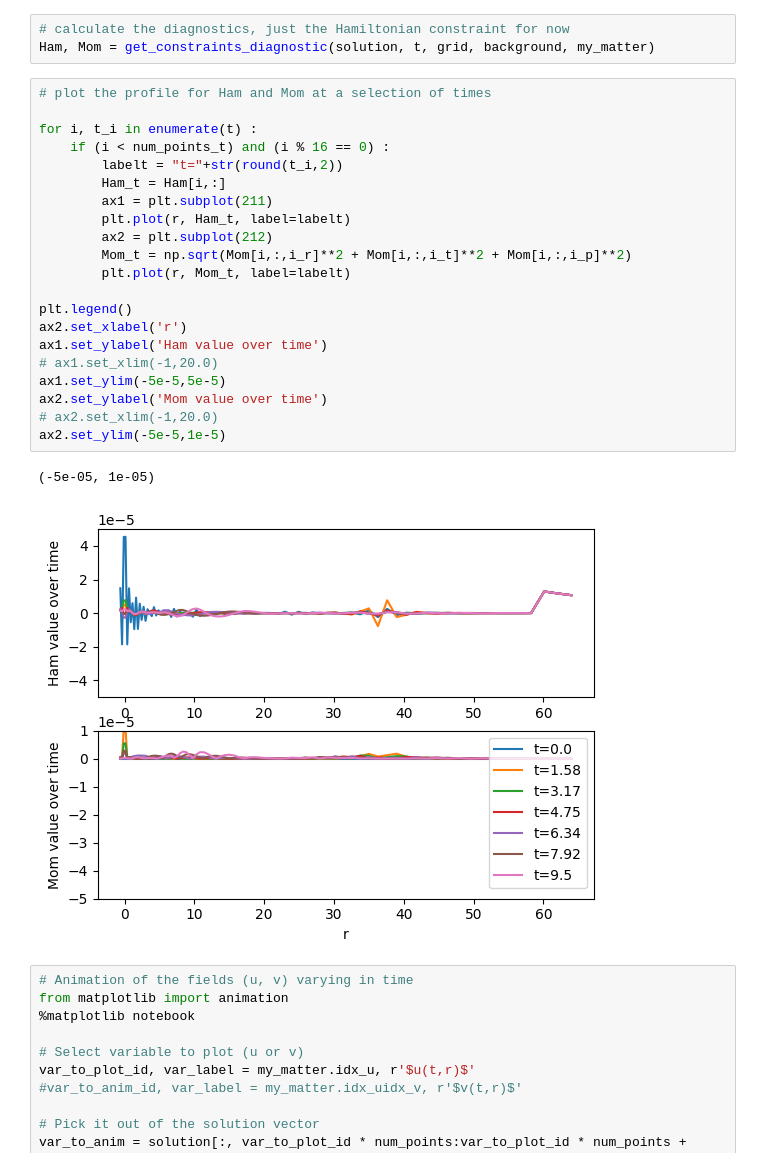
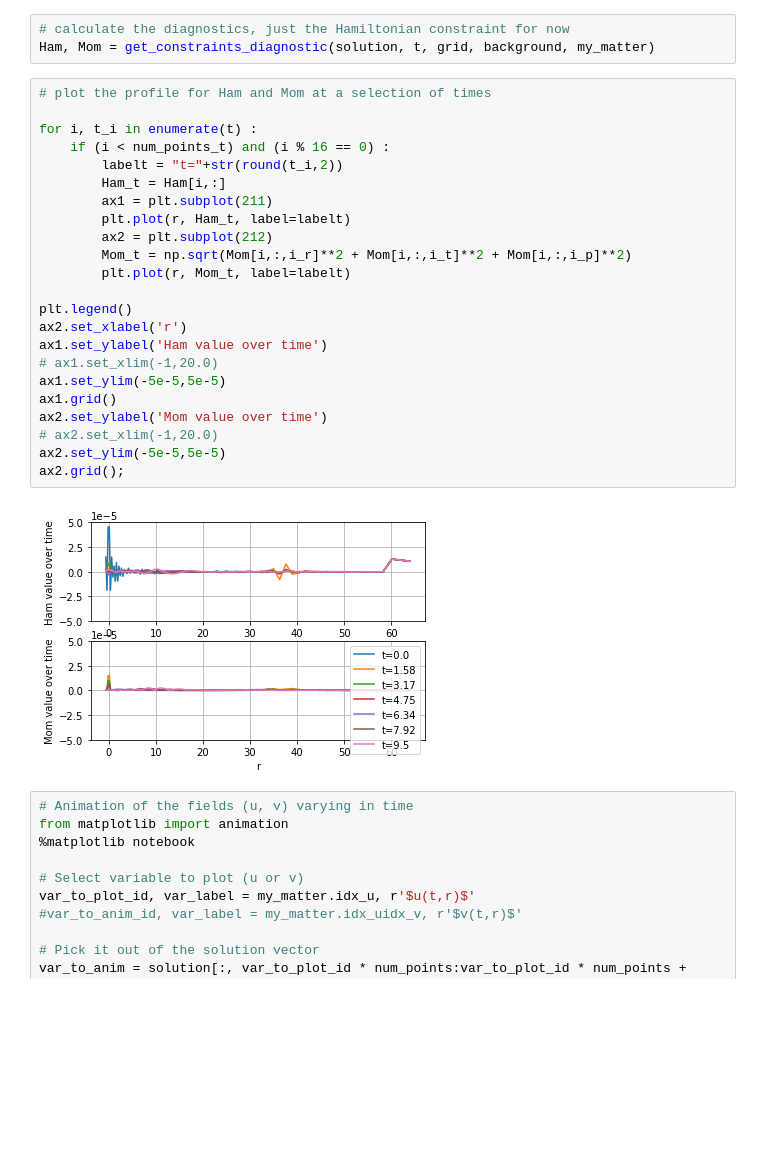
Before and after one commit to GRTLCollaboration/engrenage, a Jupyter notebook: examples/OscillatonEvolution.ipynb, the cells around one changed output. Cells and saved outputs as stored; diff of their text form; blank space fills up the shorter version.

```diff
--- a/examples/OscillatonEvolution.ipynb
+++ b/examples/OscillatonEvolution.ipynb
@@ -167,27 +167,28 @@ Ham, Mom = get_constraints_diagnostic(solution, t, grid, background, my_matter)
 # %%
 # plot the profile for Ham and Mom at a selection of times
 
 for i, t_i in enumerate(t) :
     if (i < num_points_t) and (i % 16 == 0) :
         labelt = "t="+str(round(t_i,2))
         Ham_t = Ham[i,:]
         ax1 = plt.subplot(211)
         plt.plot(r, Ham_t, label=labelt)
         ax2 = plt.subplot(212)
         Mom_t = np.sqrt(Mom[i,:,i_r]**2 + Mom[i,:,i_t]**2 + Mom[i,:,i_p]**2)
         plt.plot(r, Mom_t, label=labelt)
 
 plt.legend()
 ax2.set_xlabel('r')
 ax1.set_ylabel('Ham value over time')
 # ax1.set_xlim(-1,20.0)
 ax1.set_ylim(-5e-5,5e-5)
+ax1.grid()
 ax2.set_ylabel('Mom value over time')
 # ax2.set_xlim(-1,20.0)
-ax2.set_ylim(-5e-5,1e-5)
+ax2.set_ylim(-5e-5,5e-5)
+ax2.grid();
 # %% [output]
-(-5e-05, 1e-05)
-[figure, old version]
+[figure, new version]
 # %%
 # Animation of the fields (u, v) varying in time
 from matplotlib import animation
```
Also changed, not shown: parts of 5 cells of this notebook, 5 other files.
